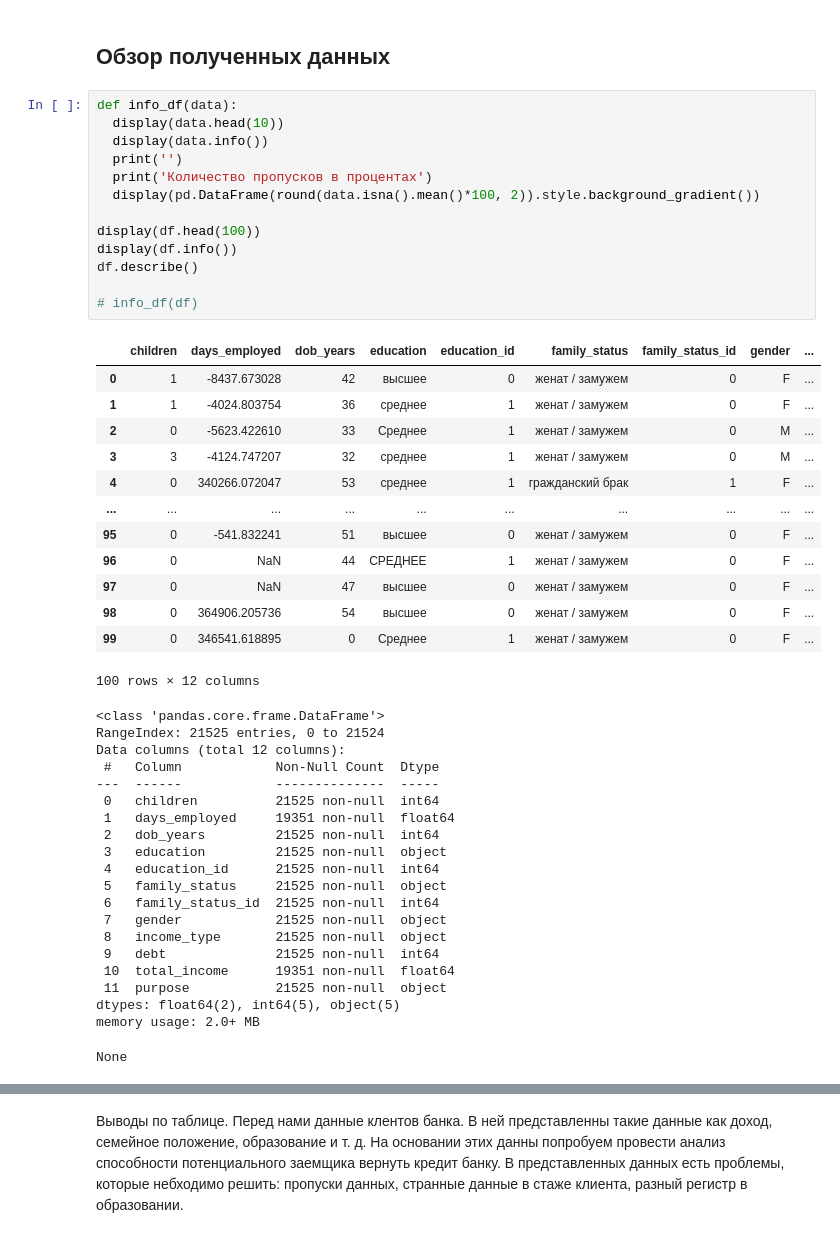
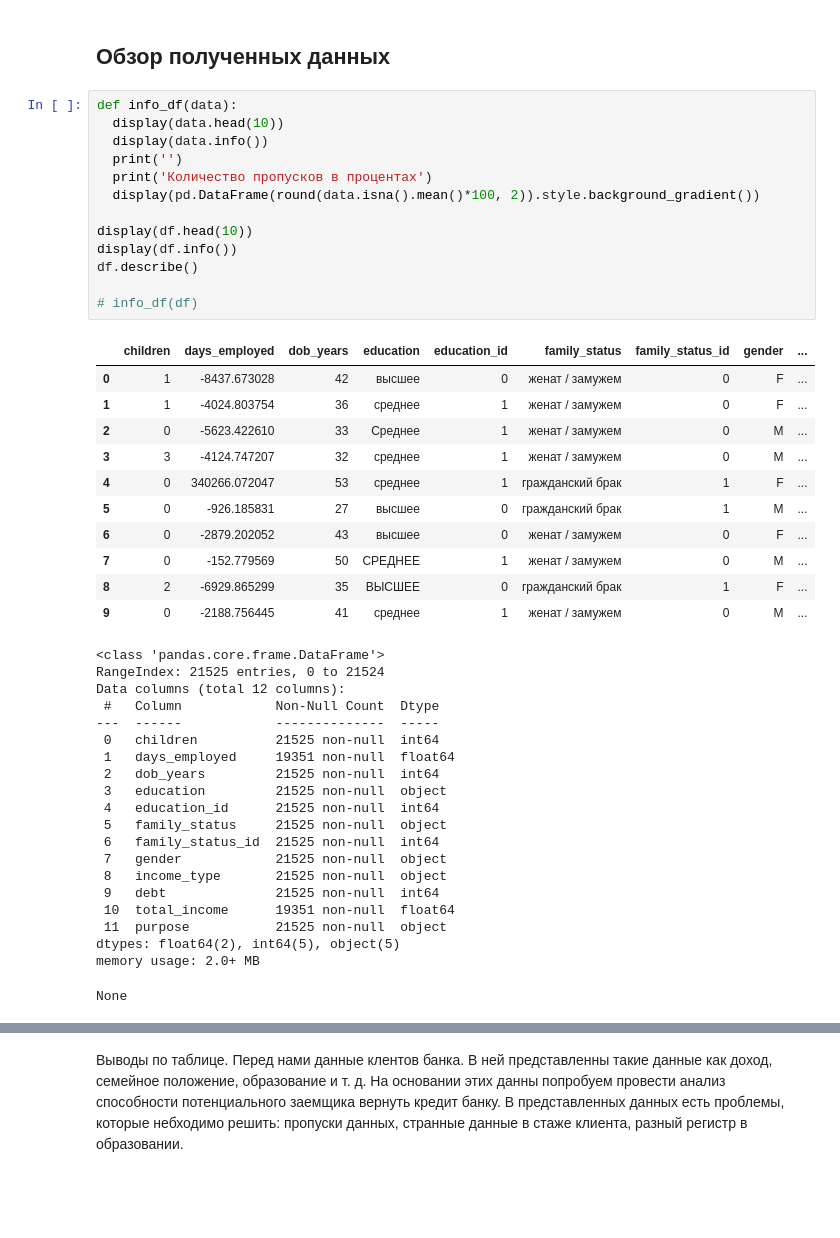
Before and after one commit to FrolovskiyKirill/Data-Science-Projects, a Jupyter notebook: Project_One.ipynb, the cells around one changed output, grey strips where cells are left out. Cells and saved outputs as stored; diff of their text form; blank space fills up the shorter version.

```diff
--- a/Project_One.ipynb
+++ b/Project_One.ipynb
@@ -19,50 +17,48 @@ except:
 # %%
 def info_df(data):
   display(data.head(10))
   display(data.info())
   print('')
   print('Количество пропусков в процентах')
   display(pd.DataFrame(round(data.isna().mean()*100, 2)).style.background_gradient())
 
-display(df.head(100))
+display(df.head(10))
 display(df.info())
 df.describe()
 
 # info_df(df)
 # %% [output]
 |  | children | days_employed | dob_years | education | education_id | family_status | family_status_id | gender | ... |
 | 0 | 1 | -8437.673028 | 42 | высшее | 0 | женат / замужем | 0 | F | ... |
 | 1 | 1 | -4024.803754 | 36 | среднее | 1 | женат / замужем | 0 | F | ... |
 | 2 | 0 | -5623.422610 | 33 | Среднее | 1 | женат / замужем | 0 | M | ... |
 | 3 | 3 | -4124.747207 | 32 | среднее | 1 | женат / замужем | 0 | M | ... |
 | 4 | 0 | 340266.072047 | 53 | среднее | 1 | гражданский брак | 1 | F | ... |
-| ... | ... | ... | ... | ... | ... | ... | ... | ... | ... |
-| 95 | 0 | -541.832241 | 51 | высшее | 0 | женат / замужем | 0 | F | ... |
-| 96 | 0 | NaN | 44 | СРЕДНЕЕ | 1 | женат / замужем | 0 | F | ... |
-| 97 | 0 | NaN | 47 | высшее | 0 | женат / замужем | 0 | F | ... |
-| 98 | 0 | 364906.205736 | 54 | высшее | 0 | женат / замужем | 0 | F | ... |
-| 99 | 0 | 346541.618895 | 0 | Среднее | 1 | женат / замужем | 0 | F | ... |
+| 5 | 0 | -926.185831 | 27 | высшее | 0 | гражданский брак | 1 | M | ... |
+| 6 | 0 | -2879.202052 | 43 | высшее | 0 | женат / замужем | 0 | F | ... |
+| 7 | 0 | -152.779569 | 50 | СРЕДНЕЕ | 1 | женат / замужем | 0 | M | ... |
+| 8 | 2 | -6929.865299 | 35 | ВЫСШЕЕ | 0 | гражданский брак | 1 | F | ... |
+| 9 | 0 | -2188.756445 | 41 | среднее | 1 | женат / замужем | 0 | M | ... |
-100 rows × 12 columns
+<class 'pandas.core.frame.DataFrame'>
+RangeIndex: 21525 entries, 0 to 21524
+Data columns (total 12 columns):
+ #   Column            Non-Null Count  Dtype
+---  ------            --------------  -----
+ 0   children          21525 non-null  int64
+ 1   days_employed     19351 non-null  float64
+ 2   dob_years         21525 non-null  int64
+ 3   education         21525 non-null  object
+ 4   education_id      21525 non-null  int64
+ 5   family_status     21525 non-null  object
+ 6   family_status_id  21525 non-null  int64
+ 7   gender            21525 non-null  object
+ 8   income_type       21525 non-null  object
+ 9   debt              21525 non-null  int64
+ 10  total_income      19351 non-null  float64
+ 11  purpose           21525 non-null  object
+dtypes: float64(2), int64(5), object(5)
+memory usage: 2.0+ MB
-<class 'pandas.core.frame.DataFrame'>
-RangeIndex: 21525 entries, 0 to 21524
-Data columns (total 12 columns):
- #   Column            Non-Null Count  Dtype
----  ------            --------------  -----
- 0   children          21525 non-null  int64
- 1   days_employed     19351 non-null  float64
- 2   dob_years         21525 non-null  int64
- 3   education         21525 non-null  object
- 4   education_id      21525 non-null  int64
- 5   family_status     21525 non-null  object
- 6   family_status_id  21525 non-null  int64
- 7   gender            21525 non-null  object
- 8   income_type       21525 non-null  object
- 9   debt              21525 non-null  int64
- 10  total_income      19351 non-null  float64
- 11  purpose           21525 non-null  object
-dtypes: float64(2), int64(5), object(5)
-memory usage: 2.0+ MB
+None
-None
 |  | children | days_employed | dob_years | education_id | family_status_id | debt | total_income |
 | count | 21525.000000 | 19351.000000 | 21525.000000 | 21525.000000 | 21525.000000 | 21525.000000 | 1.935100e+04 |
 | mean | 0.538908 | 63046.497661 | 43.293380 | 0.817236 | 0.972544 | 0.080883 | 1.674223e+05 |
```
Also changed, not shown: parts of 10 cells of this notebook.
